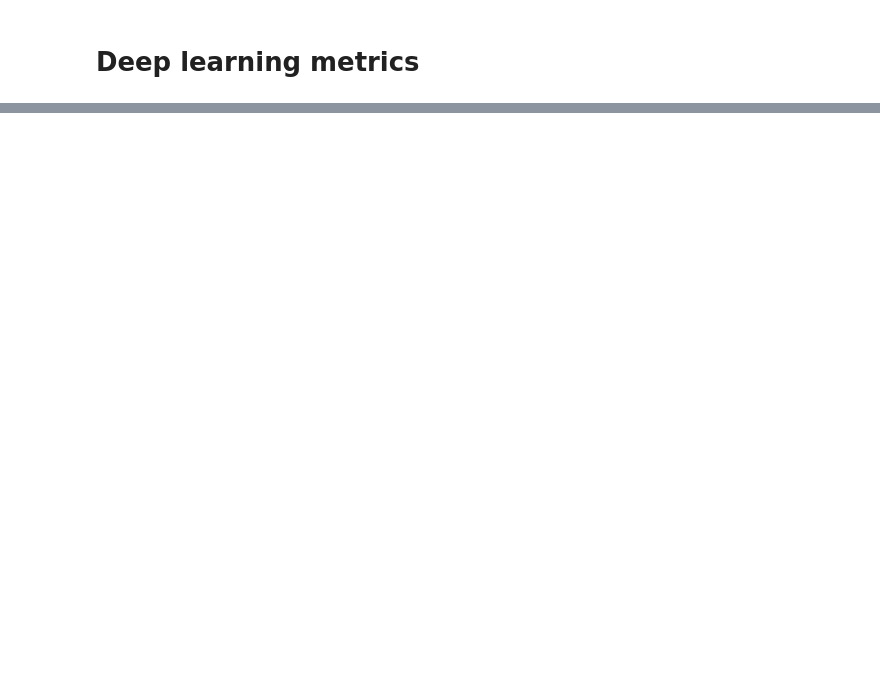
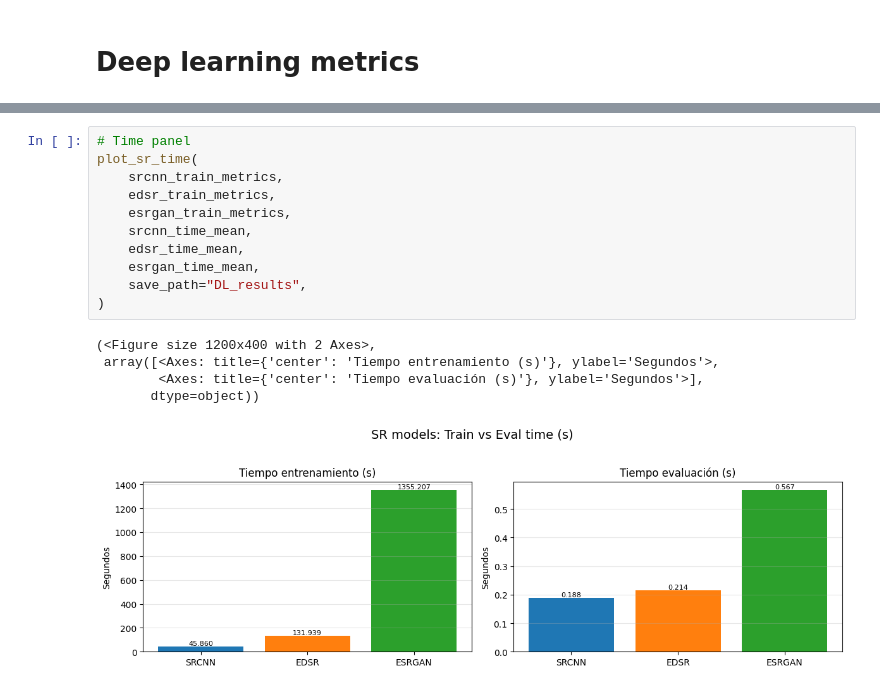
Before and after one commit to bgmanuel99/Super-Resolution-Images-for-3D-Printing-Defect-Detection, a Jupyter notebook: SRModels/defect_detection_pipeline.ipynb, the cells around one changed output, grey strips where cells are left out. Cells and saved outputs as stored; diff of their text form; blank space fills up the shorter version.

```diff
--- a/SRModels/defect_detection_pipeline.ipynb
+++ b/SRModels/defect_detection_pipeline.ipynb
@@ -406,0 +250,17 @@ plt.show()
+# %%
+# Time panel
+plot_sr_time(
+    srcnn_train_metrics,
+    edsr_train_metrics,
+    esrgan_train_metrics,
+    srcnn_time_mean,
+    edsr_time_mean,
+    esrgan_time_mean,
+    save_path="DL_results",
+)
+# %% [output]
+(<Figure size 1200x400 with 2 Axes>,
+ array([<Axes: title={'center': 'Tiempo entrenamiento (s)'}, ylabel='Segundos'>,
+        <Axes: title={'center': 'Tiempo evaluación (s)'}, ylabel='Segundos'>],
+       dtype=object))
+[figure, added]
```
Also changed, not shown: parts of 17 cells of this notebook, 9 other files.
